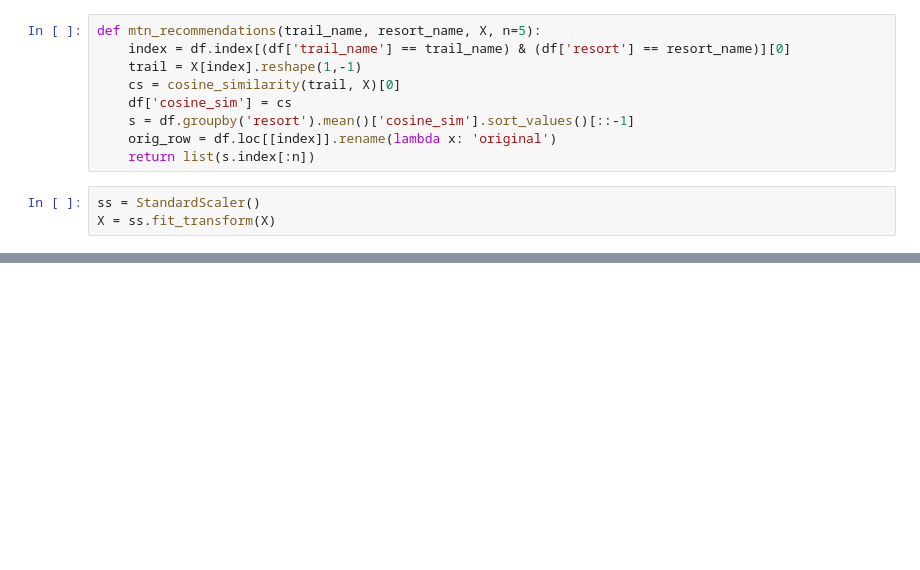
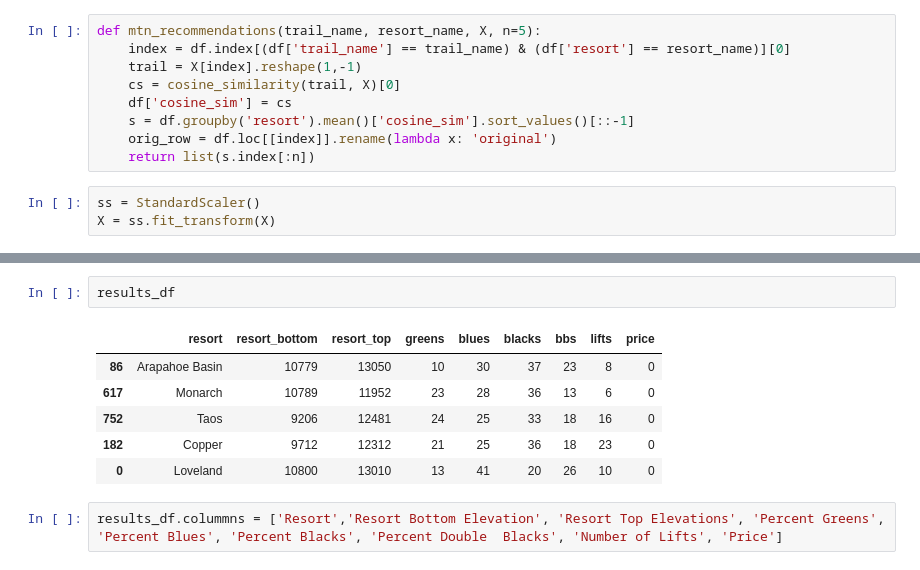
Before and after one commit to kfarbman/ski-recommender, a Jupyter notebook: mountain_recommender.ipynb, the cells around one changed output, grey strips where cells are left out. Cells and saved outputs as stored; diff of their text form; blank space fills up the shorter version.

```diff
--- a/mountain_recommender.ipynb
+++ b/mountain_recommender.ipynb
@@ -87,0 +193,11 @@ _.index[0]
+# %%
+results_df
+# %% [output]
+|  | resort | resort_bottom | resort_top | greens | blues | blacks | bbs | lifts | price |
+| 86 | Arapahoe Basin | 10779 | 13050 | 10 | 30 | 37 | 23 | 8 | 0 |
+| 617 | Monarch | 10789 | 11952 | 23 | 28 | 36 | 13 | 6 | 0 |
+| 752 | Taos | 9206 | 12481 | 24 | 25 | 33 | 18 | 16 | 0 |
+| 182 | Copper | 9712 | 12312 | 21 | 25 | 36 | 18 | 23 | 0 |
+| 0 | Loveland | 10800 | 13010 | 13 | 41 | 20 | 26 | 10 | 0 |
+# %%
+results_df.colummns = ['Resort','Resort Bottom Elevation', 'Resort Top Elevations', 'Percent Greens', 'Percent Blues', 'Percent Blacks', 'Percent Double  Blacks', 'Number of Lifts', 'Price']
```
Also changed, not shown: parts of 18 cells of this notebook, 7 other files.
